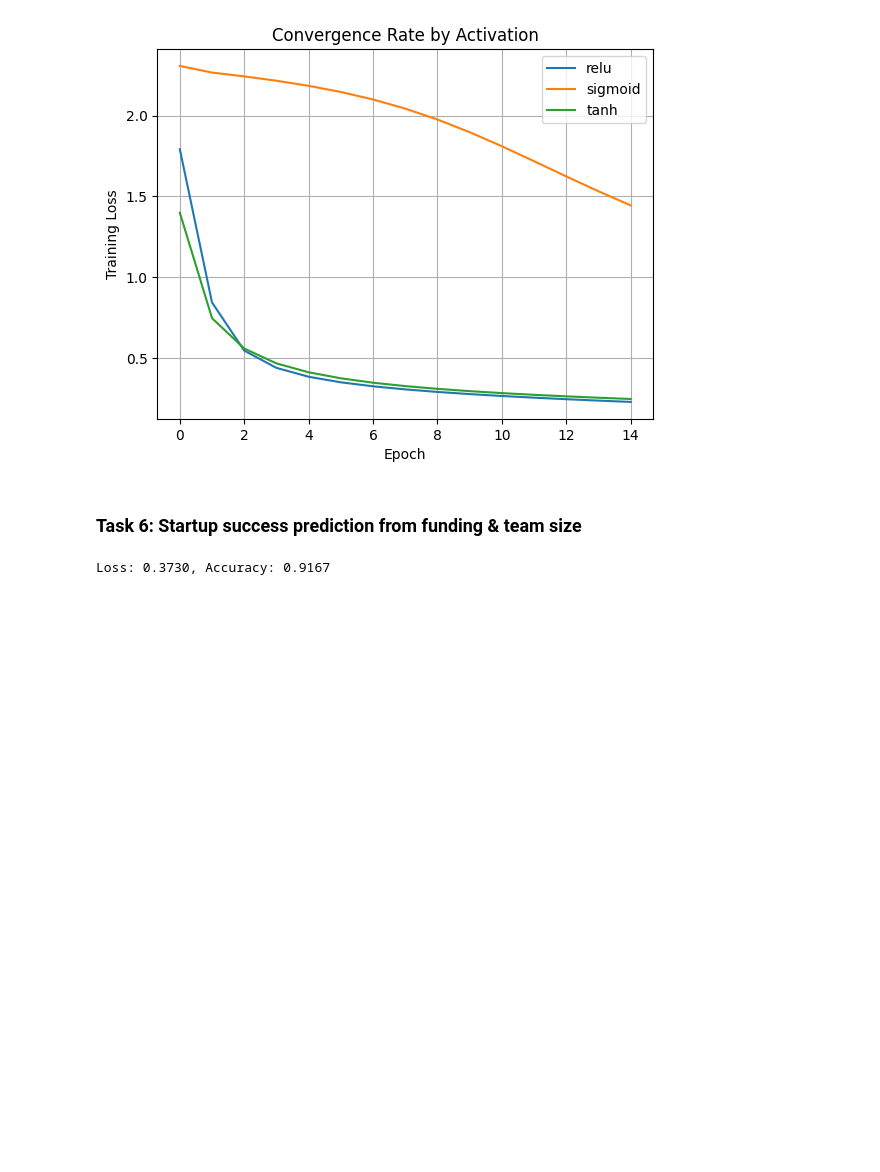
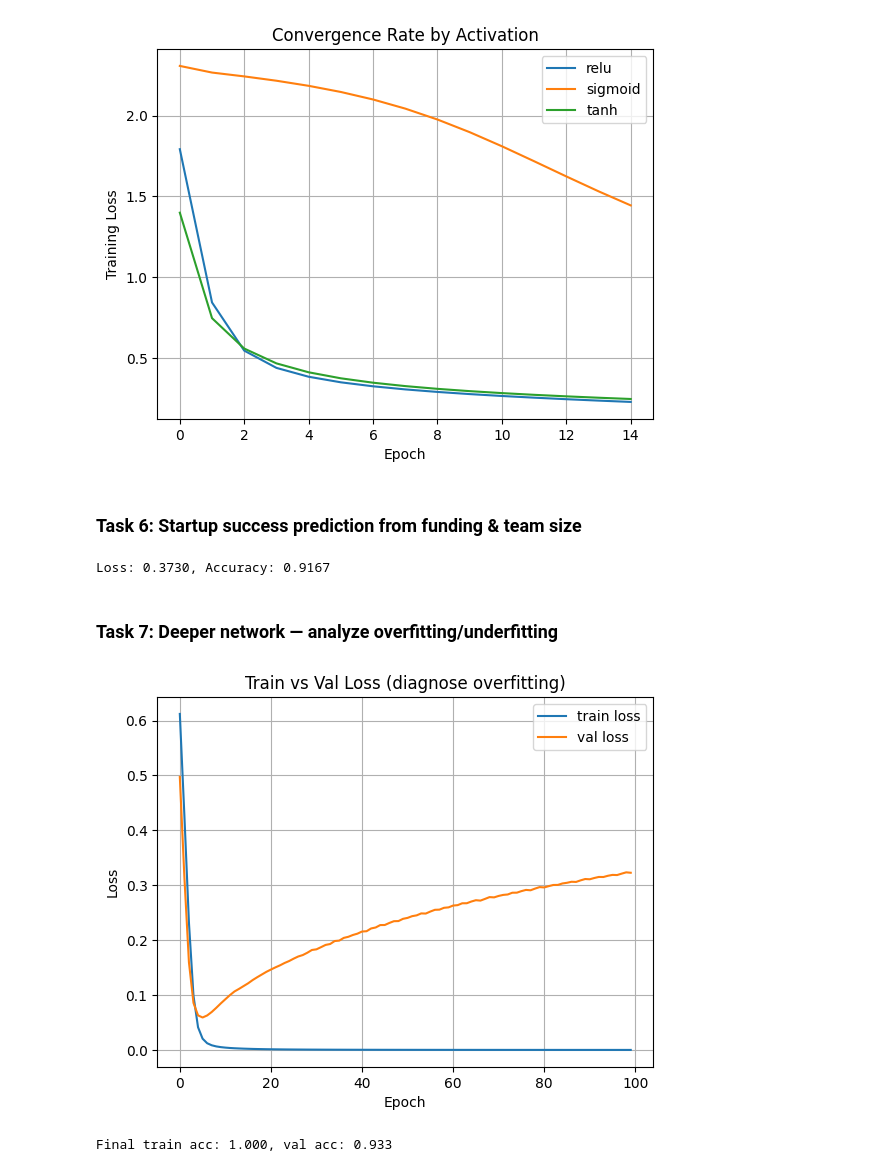
Before and after one commit to NoumanZahid-85/Introduction_to_Computer-Vision, a Jupyter notebook: CVLab09/Lab09_Tasks.ipynb, the cells around one changed output. Cells and saved outputs as stored; diff of their text form; code cells hidden in the pictures; blank space fills up the shorter version.

Commit message:
Add Task 7 deeper model fit diagnostics

```diff
--- a/CVLab09/Lab09_Tasks.ipynb
+++ b/CVLab09/Lab09_Tasks.ipynb
@@ -182,3 +182,34 @@ loss, acc = model.evaluate(X, y, verbose=0)
 print(f"Loss: {loss:.4f}, Accuracy: {acc:.4f}")
 # %% [output]
 Loss: 0.3730, Accuracy: 0.9167
+# %% [markdown]
+### Task 7: Deeper network — analyze overfitting/underfitting
+# %%
+# Use the startup dataset (tiny) with a deliberately oversized network.
+# Gap between train and val curves reveals over/underfitting:
+#   - train loss low but val loss high -> overfitting
+#   - both high -> underfitting
+X_big = np.random.randn(100, 2).astype('float32')
+y_big = ((X_big[:,0] + X_big[:,1]) > 0).astype('float32')
+
+deep_model = keras.Sequential([
+    layers.Dense(128, activation='relu', input_shape=(2,)),
+    layers.Dense(128, activation='relu'),
+    layers.Dense(64,  activation='relu'),
+    layers.Dense(32,  activation='relu'),
+    layers.Dense(1,   activation='sigmoid')
+])
+deep_model.compile(optimizer='adam', loss='binary_crossentropy', metrics=['accuracy'])
+hist = deep_model.fit(X_big, y_big, epochs=100, batch_size=8,
+                      validation_split=0.3, verbose=0)
+
+plt.plot(hist.history['loss'], label='train loss')
+plt.plot(hist.history['val_loss'], label='val loss')
+plt.xlabel('Epoch'); plt.ylabel('Loss'); plt.legend(); plt.grid(True)
+plt.title('Train vs Val Loss (diagnose overfitting)'); plt.show()
+
+print(f"Final train acc: {hist.history['accuracy'][-1]:.3f}, "
+      f"val acc: {hist.history['val_accuracy'][-1]:.3f}")
+# %% [output]
+[figure, added]
+Final train acc: 1.000, val acc: 0.933
```
